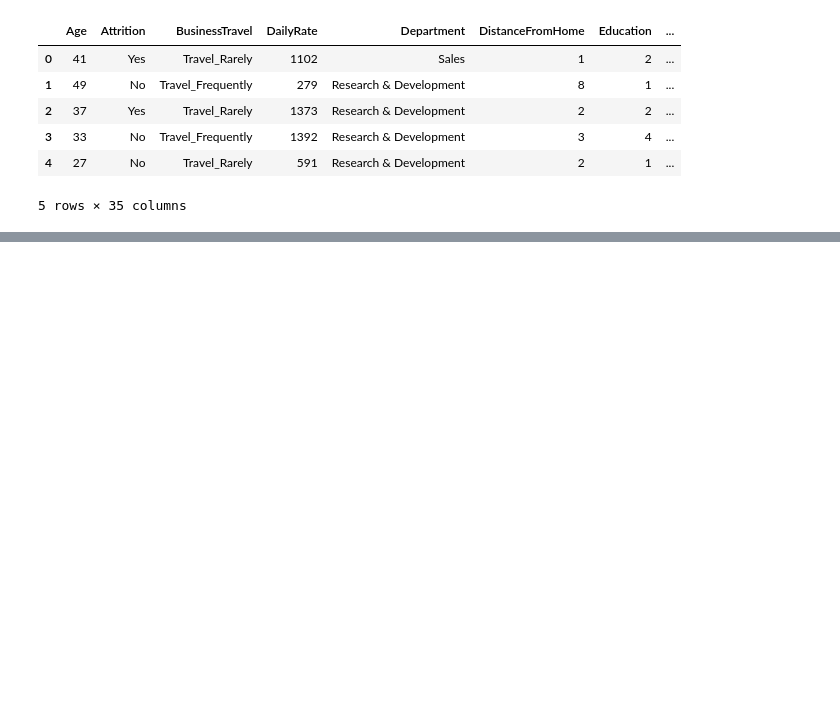
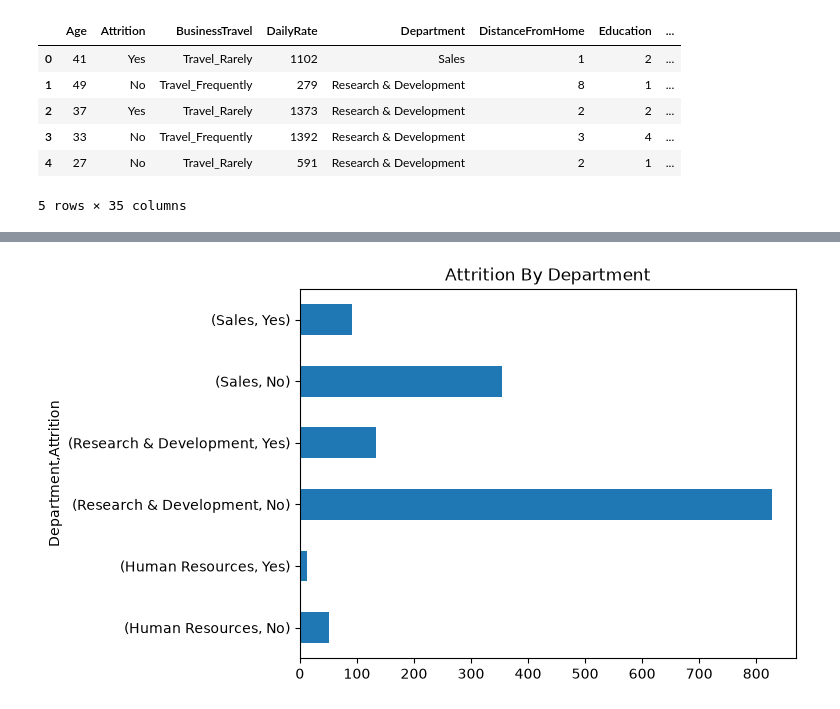
Before and after one commit to Fatima-Arain206/SOFTGROWTECH_INTERNSHIP_FINAL_PROJECT, a Jupyter notebook: Interactive_DashBoards/dashboard.ipynb, the cells around one changed output, grey strips where cells are left out. Drawn from its saved outputs; the diff is of its cells as text; code cells hidden in the pictures; blank space fills up the shorter version.

```diff
--- a/Interactive_DashBoards/dashboard.ipynb
+++ b/Interactive_DashBoards/dashboard.ipynb
@@ -38,0 +120,3 @@ df.head()
+# %%
+# create a new table
+df['Attrition%'] = (df['Attrition']=='yes').astype(int)
@@ -38,0 +135,7 @@ df.head()
+# %%
+# piechart
+df.groupby(['Department','Attrition'])['Attrition%'].count().plot(kind='barh')
+plt.title('Attrition By Department')
+plt.show()
+# %% [output]
+[figure, added]
```
Also changed, not shown: parts of 14 cells of this notebook.
